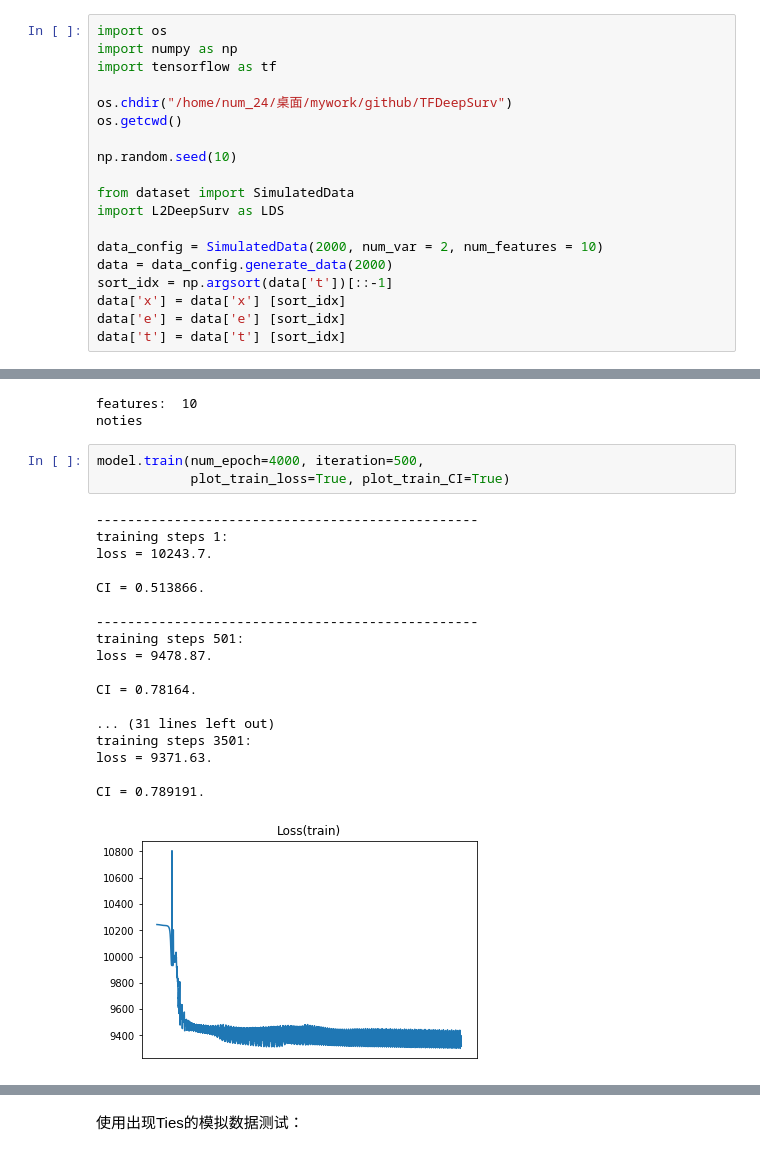
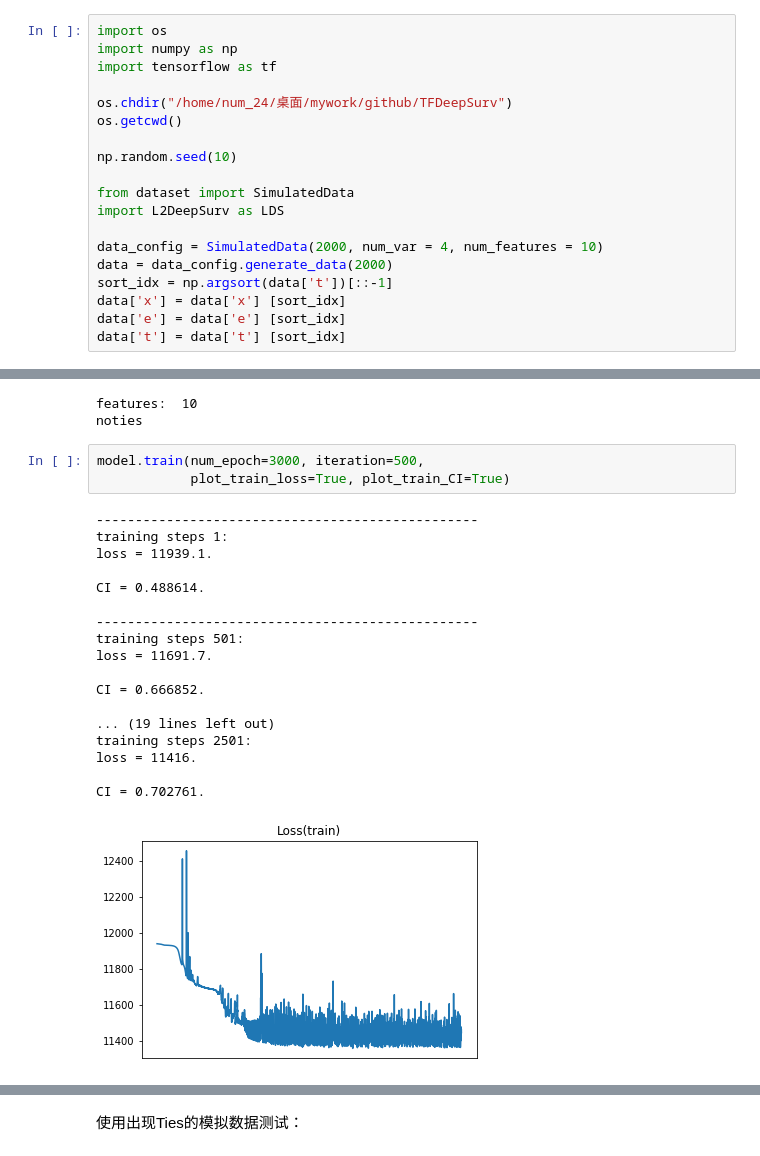
Before and after one commit to LiuHuiSigma/TFDeepSurv, a Jupyter notebook: notebook/Exp_L2DeepSurv.ipynb, the cells around one changed output, grey strips where cells are left out. Saved outputs shown, nothing was run; the diff lists cells and outputs as text.

```diff
--- a/notebook/Exp_L2DeepSurv.ipynb
+++ b/notebook/Exp_L2DeepSurv.ipynb
@@ -11,7 +11,7 @@ np.random.seed(10)
 from dataset import SimulatedData
 import L2DeepSurv as LDS
 
-data_config = SimulatedData(2000, num_var = 2, num_features = 10)
+data_config = SimulatedData(2000, num_var = 4, num_features = 10)
 data = data_config.generate_data(2000)
 sort_idx = np.argsort(data['t'])[::-1]
 data['x'] = data['x'] [sort_idx]
@@ -32,24 +32,24 @@ print(model.train_data['ties'] )
 features:  10
 noties
 # %%
-model.train(num_epoch=4000, iteration=500,
+model.train(num_epoch=3000, iteration=500,
             plot_train_loss=True, plot_train_CI=True)
 # %% [output]
 -------------------------------------------------
 training steps 1:
-loss = 10243.7.
+loss = 11939.1.
 
-CI = 0.513866.
+CI = 0.488614.
 
 -------------------------------------------------
 training steps 501:
-loss = 9478.87.
+loss = 11691.7.
 
-CI = 0.78164.
+CI = 0.666852.
 
-... (31 lines left out)
-training steps 3501:
-loss = 9371.63.
+... (19 lines left out)
+training steps 2501:
+loss = 11416.
 
-CI = 0.789191.
+CI = 0.702761.
-[figure, old version]
+[figure, new version]
```
Also changed, not shown: parts of 5 cells of this notebook, 1 other file.
